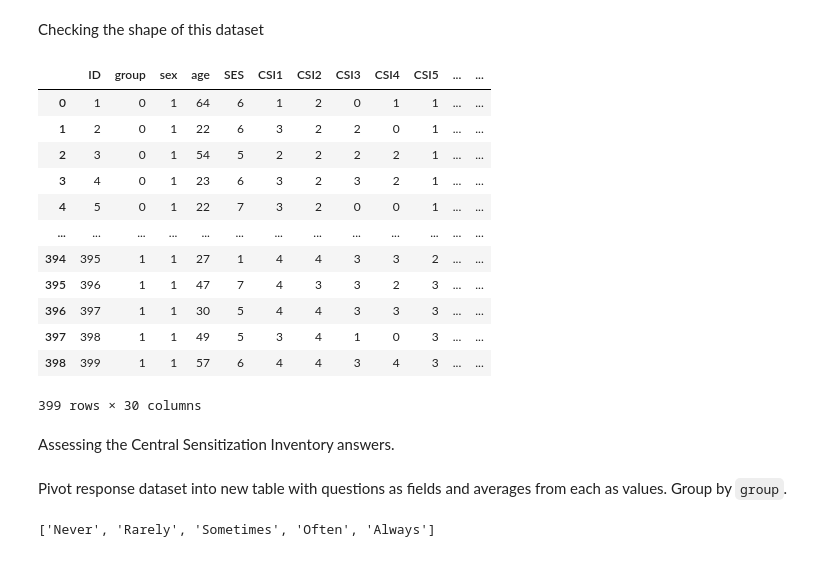
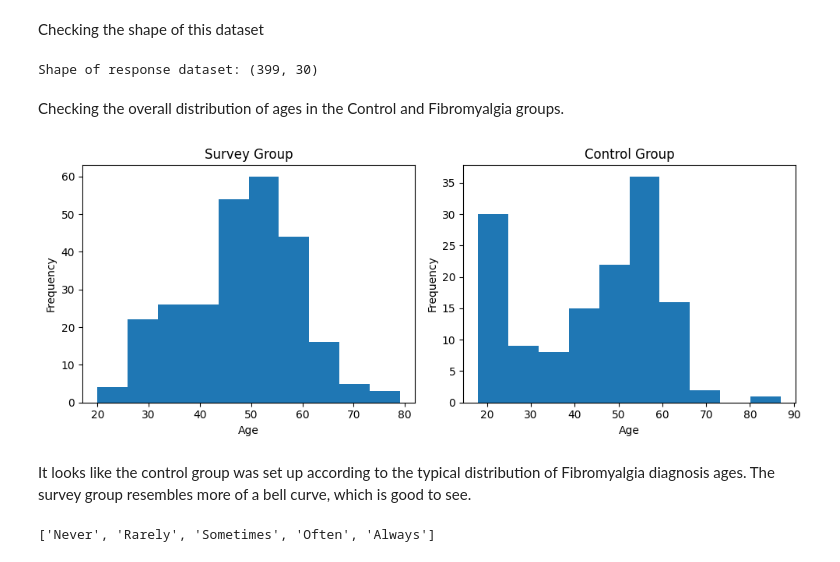
Before and after one commit to itstaylorham/Fibro-Analysis, a Jupyter notebook: FibroAnalysis.ipynb, the cells around one changed output. Drawn from its saved outputs; the diff is of its cells as text; code cells hidden in the pictures.

Commit message:
fibro research begins

```diff
--- a/Term Project DSC530-T301.ipynb
+++ b/FibroAnalysis.ipynb
@@ -23,35 +27,32 @@ response_data = pd.read_csv('data/responses.csv')
 
 # Create CSI dataset from fibro_dataset.csv
 csi_responses = response_data[['ID','group','sex','age','SES','CSI1','CSI2','CSI3','CSI4','CSI5','CSI6','CSI7','CSI8','CSI9','CSI10','CSI11','CSI12','CSI13','CSI14','CSI15','CSI16','CSI17','CSI18','CSI19','CSI20','CSI21','CSI22','CSI23','CSI24','CSI25']]
-csi_responses
+print(f"Shape of response dataset:", csi_responses.shape)
 # %% [output]
-|  | ID | group | sex | age | SES | CSI1 | CSI2 | CSI3 | CSI4 | CSI5 | ... | ... |
-| 0 | 1 | 0 | 1 | 64 | 6 | 1 | 2 | 0 | 1 | 1 | ... | ... |
-| 1 | 2 | 0 | 1 | 22 | 6 | 3 | 2 | 2 | 0 | 1 | ... | ... |
-| 2 | 3 | 0 | 1 | 54 | 5 | 2 | 2 | 2 | 2 | 1 | ... | ... |
-| 3 | 4 | 0 | 1 | 23 | 6 | 3 | 2 | 3 | 2 | 1 | ... | ... |
-| 4 | 5 | 0 | 1 | 22 | 7 | 3 | 2 | 0 | 0 | 1 | ... | ... |
-| ... | ... | ... | ... | ... | ... | ... | ... | ... | ... | ... | ... | ... |
-| 394 | 395 | 1 | 1 | 27 | 1 | 4 | 4 | 3 | 3 | 2 | ... | ... |
-| 395 | 396 | 1 | 1 | 47 | 7 | 4 | 3 | 3 | 2 | 3 | ... | ... |
-| 396 | 397 | 1 | 1 | 30 | 5 | 4 | 4 | 3 | 3 | 3 | ... | ... |
-| 397 | 398 | 1 | 1 | 49 | 5 | 3 | 4 | 1 | 0 | 3 | ... | ... |
-| 398 | 399 | 1 | 1 | 57 | 6 | 4 | 4 | 3 | 4 | 3 | ... | ... |
-399 rows × 30 columns
+Shape of response dataset: (399, 30)
 # %% [markdown]
-Assessing the Central Sensitization Inventory answers.
+Checking the overall distribution of ages in the Control and Fibromyalgia groups.
 # %%
-csi_questions = pd.read_csv('data/csi/csi_questions.csv')
-spsq_questions = pd.read_csv('data/spsq/spsq_questions.csv')
+fig, axes = plt.subplots(1, 2, figsize=(10, 4))
 
-csi_keys = pd.read_csv('data/csi/csi_keys.csv')
-spsq_keys = pd.read_csv('data/spsq/spsq_keys.csv')
+# Control == 1
+axes[0].hist(response_data.loc[response_data['group'] == 1, 'age'])
+axes[0].set_title('Survey Group')
+axes[0].set_xlabel('Age')
+axes[0].set_ylabel('Frequency')
 
-#csi_cat = list(csi_keys['option'])
-# spsq_cat = list(spsq_keys['option'])
-# spsq_cat
+# Control == 0
+axes[1].hist(response_data.loc[response_data['group'] == 0, 'age'])
+axes[1].set_title('Control Group')
+axes[1].set_xlabel('Age')
+axes[1].set_ylabel('Frequency')
+
+plt.tight_layout()
+plt.show()
+# %% [output]
+[figure, added]
-# %% [markdown]
-Pivot response dataset into new table with questions as fields and averages from each as values. Group by `group`.
+# %% [markdown]
+It looks like the control group was set up according to the typical distribution of Fibromyalgia diagnosis ages. The survey group resembles more of a bell curve, which is good to see.
 # %%
 categories = csi_keys['option'].tolist()
 categories
```
Also changed, not shown: parts of 1 cell of this notebook, 3 other files.
